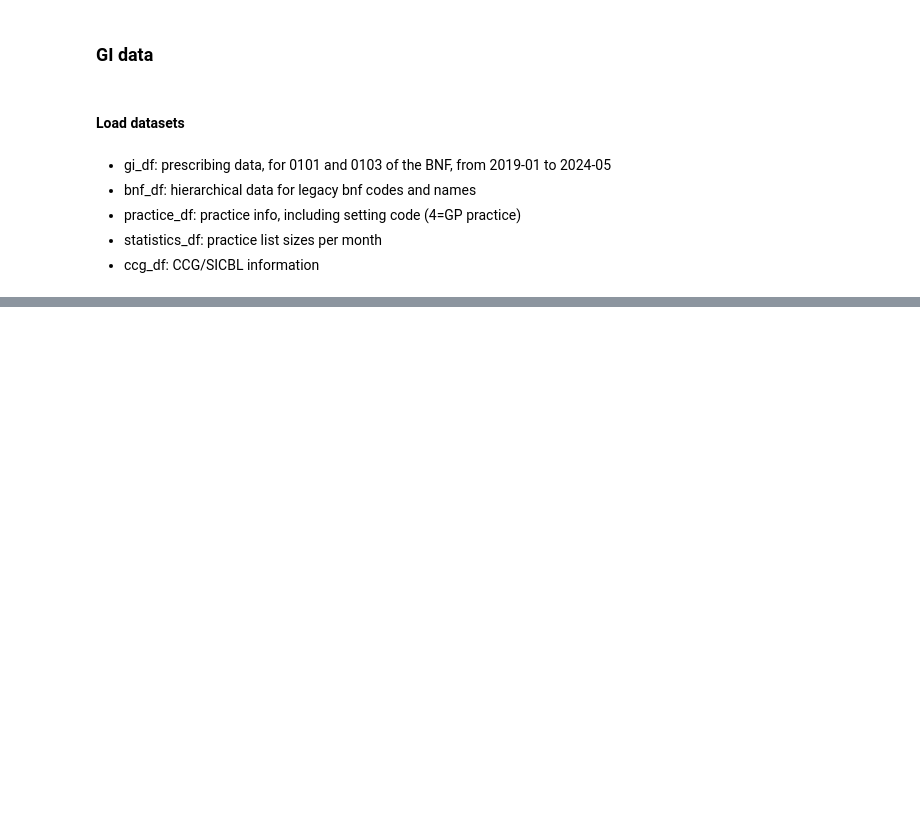
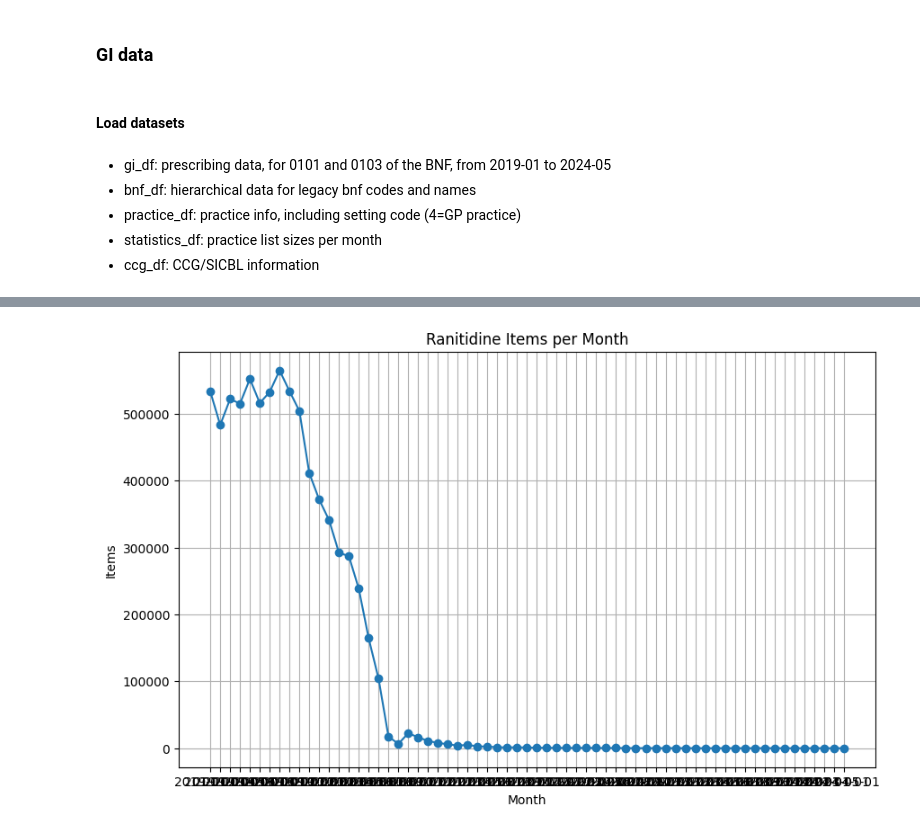
Before and after one commit to ebmdatalab/med-student-omeprazole, a Jupyter notebook: notebooks/Omeprazole shortage.ipynb, the cells around one changed output, grey strips where cells are left out. Saved outputs shown, nothing was run; the diff lists cells and outputs as text; code cells hidden in the pictures; blank space fills up the shorter version.

Commit message:
Add line graph for ranitidine + other H2RA

```diff
--- a/notebooks/Omeprazole shortage.ipynb
+++ b/notebooks/Omeprazole shortage.ipynb
@@ -25,0 +45,8 @@ ccg_df = pd.read_csv(os.path.join("..","data","ccg_df.csv"))
+# %%
+ranitidine_code = '0103010T0'
+ranitidine_exclude_codes = ['0103010T0AAADAD', '0103010T0BBADAD']
+# %%
+data_filtered_ranitidine = gi_df[gi_df['bnf_code'].str.startswith(ranitidine_code, na=False) &
+            ~gi_df['bnf_code'].str.contains('|'.join(ranitidine_exclude_codes), na=False)]
+
+print(data_filtered_ranitidine)
@@ -25,0 +71,17 @@ ccg_df = pd.read_csv(os.path.join("..","data","ccg_df.csv"))
+# %%
+ranitidine_monthly_totals = data_filtered_ranitidine.groupby('month')['items'].sum().reset_index()
+
+# Plot the line graph
+plt.figure(figsize=(10, 6))
+plt.plot(ranitidine_monthly_totals['month'], ranitidine_monthly_totals['items'], marker='o')
+
+# Add titles and labels
+plt.title('Ranitidine Items per Month')
+plt.xlabel('Month')
+plt.ylabel('Items')
+
+# Show the plot
+plt.grid(True)
+plt.show()
+# %% [output]
+[figure, added]
```
Also changed, not shown: parts of 8 cells of this notebook, 1 other file.
